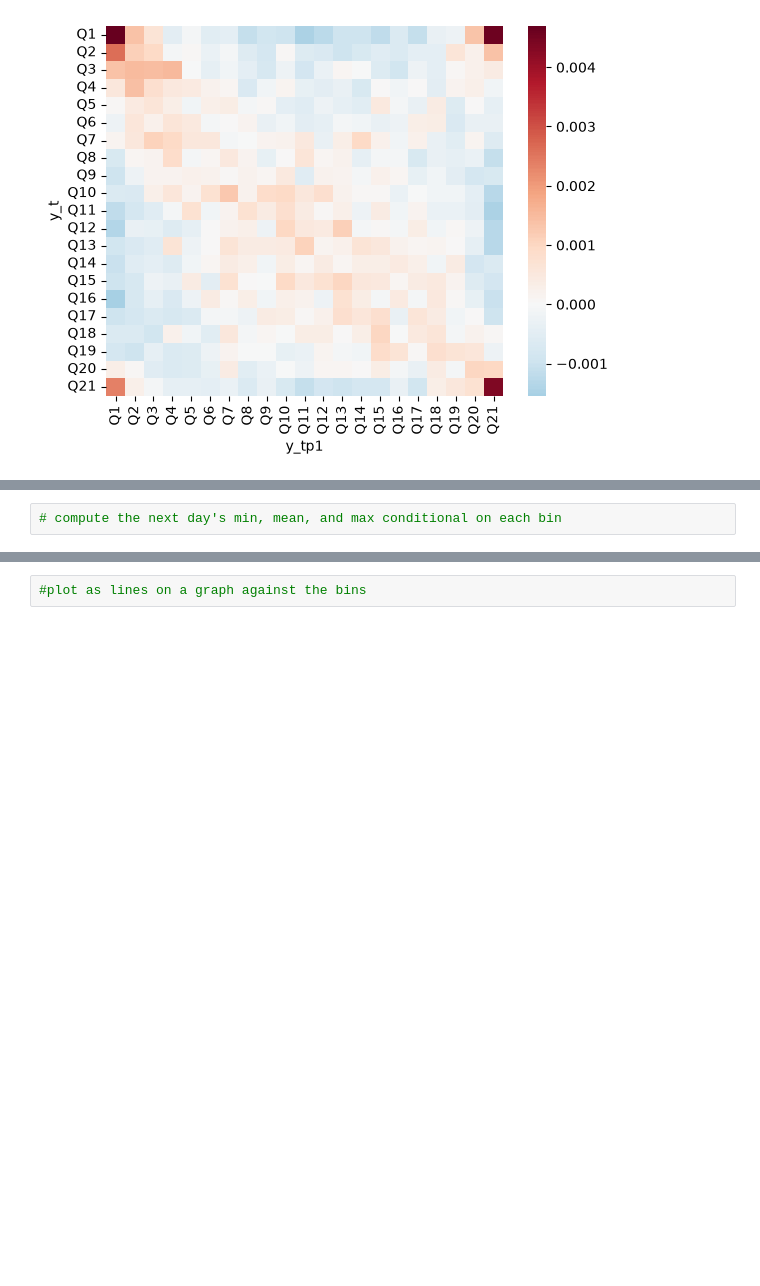
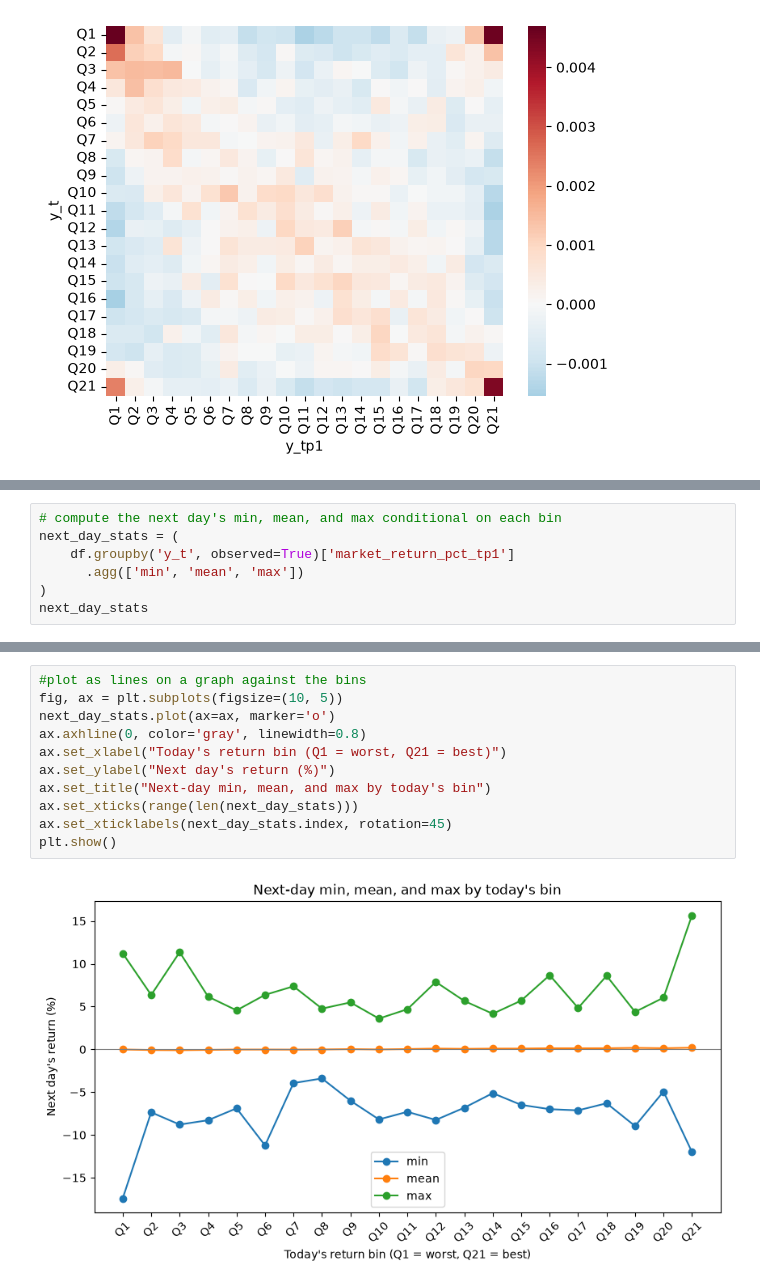
Before and after one commit to cejones8/UU_Labs, a Jupyter notebook: Lab 8/Thursday_lab/lab08_inclass.ipynb, the cells around one changed output, grey strips where cells are left out. Saved outputs shown, nothing was run; the diff lists cells and outputs as text; blank space fills up the shorter version.

```diff
--- a/Lab 8/Thursday_lab/lab08_inclass.ipynb
+++ b/Lab 8/Thursday_lab/lab08_inclass.ipynb
@@ -349,3 +376,8 @@ Do you see any obvious patterns?
 </div>
 # %%
 # compute the next day's min, mean, and max conditional on each bin
+next_day_stats = (
+    df.groupby('y_t', observed=True)['market_return_pct_tp1']
+      .agg(['min', 'mean', 'max'])
+)
+next_day_stats
@@ -352,5 +403,16 @@ Do you see any obvious patterns?
 # %%
 #plot as lines on a graph against the bins
+fig, ax = plt.subplots(figsize=(10, 5))
+next_day_stats.plot(ax=ax, marker='o')
+ax.axhline(0, color='gray', linewidth=0.8)
+ax.set_xlabel("Today's return bin (Q1 = worst, Q21 = best)")
+ax.set_ylabel("Next day's return (%)")
+ax.set_title("Next-day min, mean, and max by today's bin")
+ax.set_xticks(range(len(next_day_stats)))
+ax.set_xticklabels(next_day_stats.index, rotation=45)
+plt.show()
+# %% [output]
+[figure, added]
 # %% [markdown]
 <div class='alert alert-info'><b>Answer the following:</b>
 
```
Also changed, not shown: parts of 12 cells of this notebook.
